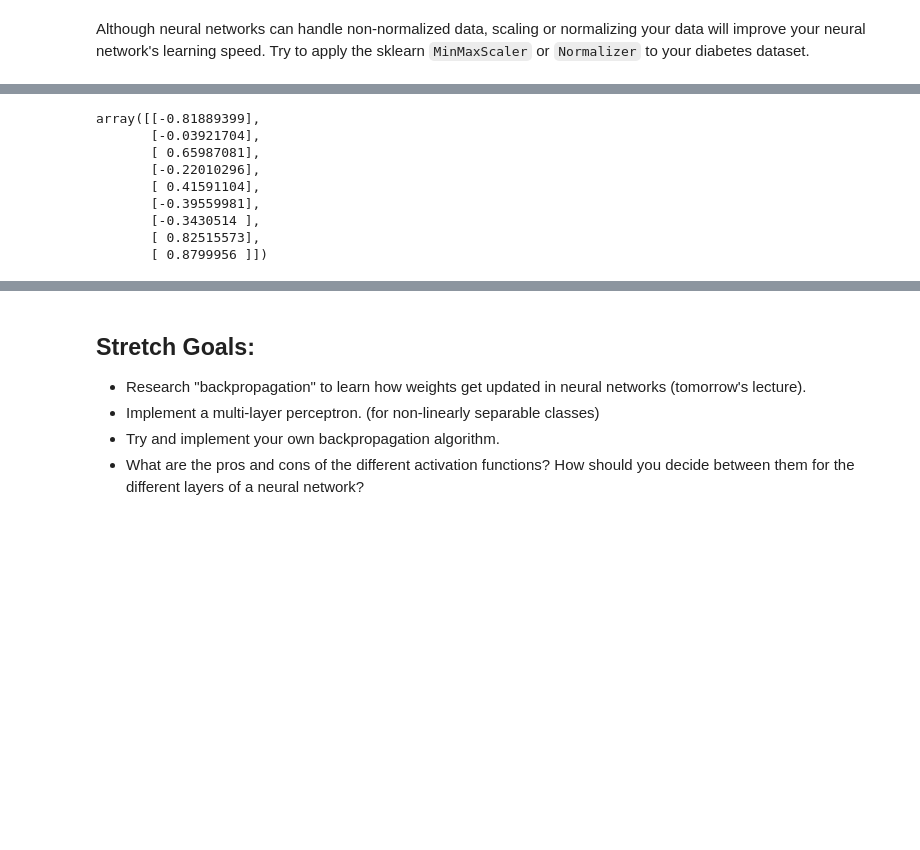
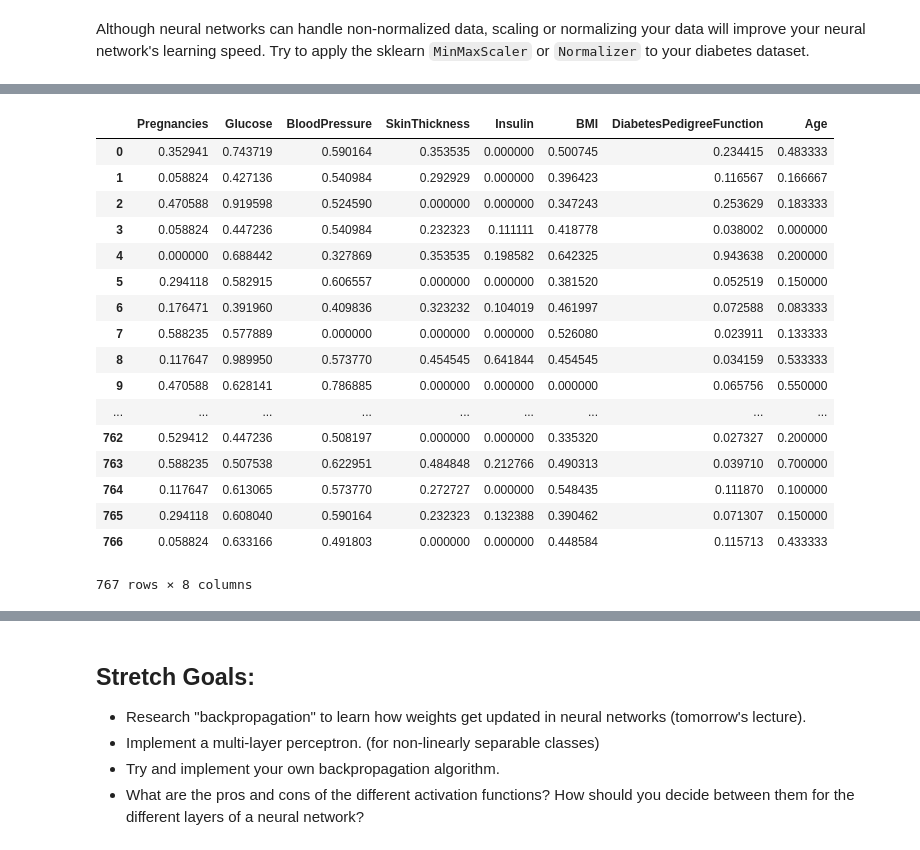
Before and after one commit to bloominstituteoftechnology/DS-Unit-4-Sprint-2-Neural-Networks, a Jupyter notebook: module1-Intro-to-Neural-Networks/LS_DS_421_Intro_to_NN_Assignment.ipynb, the cells around one changed output, grey strips where cells are left out. Drawn from its saved outputs; the diff is of its cells as text; code cells hidden in the pictures; blank space fills up the shorter version.

```diff
--- a/module1-Intro-to-Neural-Networks/LS_DS_421_Intro_to_NN_Assignment.ipynb
+++ b/module1-Intro-to-Neural-Networks/LS_DS_421_Intro_to_NN_Assignment.ipynb
@@ -218,14 +174,0 @@ class Perceptron(object):
-# %%
-pn = Perceptron();
-pn.fit(X,Y);
-pn.weights
-# %% [output]
-array([[-0.81889399],
-       [-0.03921704],
-       [ 0.65987081],
-       [-0.22010296],
-       [ 0.41591104],
-       [-0.39559981],
-       [-0.3430514 ],
-       [ 0.82515573],
-       [ 0.8799956 ]])
@@ -231,0 +178,21 @@ array([[-0.81889399],
+# %%
+X[:-1]
+# %% [output]
+|  | Pregnancies | Glucose | BloodPressure | SkinThickness | Insulin | BMI | DiabetesPedigreeFunction | Age |
+| 0 | 0.352941 | 0.743719 | 0.590164 | 0.353535 | 0.000000 | 0.500745 | 0.234415 | 0.483333 |
+| 1 | 0.058824 | 0.427136 | 0.540984 | 0.292929 | 0.000000 | 0.396423 | 0.116567 | 0.166667 |
+| 2 | 0.470588 | 0.919598 | 0.524590 | 0.000000 | 0.000000 | 0.347243 | 0.253629 | 0.183333 |
+| 3 | 0.058824 | 0.447236 | 0.540984 | 0.232323 | 0.111111 | 0.418778 | 0.038002 | 0.000000 |
+| 4 | 0.000000 | 0.688442 | 0.327869 | 0.353535 | 0.198582 | 0.642325 | 0.943638 | 0.200000 |
+| 5 | 0.294118 | 0.582915 | 0.606557 | 0.000000 | 0.000000 | 0.381520 | 0.052519 | 0.150000 |
+| 6 | 0.176471 | 0.391960 | 0.409836 | 0.323232 | 0.104019 | 0.461997 | 0.072588 | 0.083333 |
+| 7 | 0.588235 | 0.577889 | 0.000000 | 0.000000 | 0.000000 | 0.526080 | 0.023911 | 0.133333 |
+| 8 | 0.117647 | 0.989950 | 0.573770 | 0.454545 | 0.641844 | 0.454545 | 0.034159 | 0.533333 |
+| 9 | 0.470588 | 0.628141 | 0.786885 | 0.000000 | 0.000000 | 0.000000 | 0.065756 | 0.550000 |
+| ... | ... | ... | ... | ... | ... | ... | ... | ... |
+| 762 | 0.529412 | 0.447236 | 0.508197 | 0.000000 | 0.000000 | 0.335320 | 0.027327 | 0.200000 |
+| 763 | 0.588235 | 0.507538 | 0.622951 | 0.484848 | 0.212766 | 0.490313 | 0.039710 | 0.700000 |
+| 764 | 0.117647 | 0.613065 | 0.573770 | 0.272727 | 0.000000 | 0.548435 | 0.111870 | 0.100000 |
+| 765 | 0.294118 | 0.608040 | 0.590164 | 0.232323 | 0.132388 | 0.390462 | 0.071307 | 0.150000 |
+| 766 | 0.058824 | 0.633166 | 0.491803 | 0.000000 | 0.000000 | 0.448584 | 0.115713 | 0.433333 |
+767 rows × 8 columns
```
Also changed, not shown: parts of 8 cells of this notebook, 2 other files.
